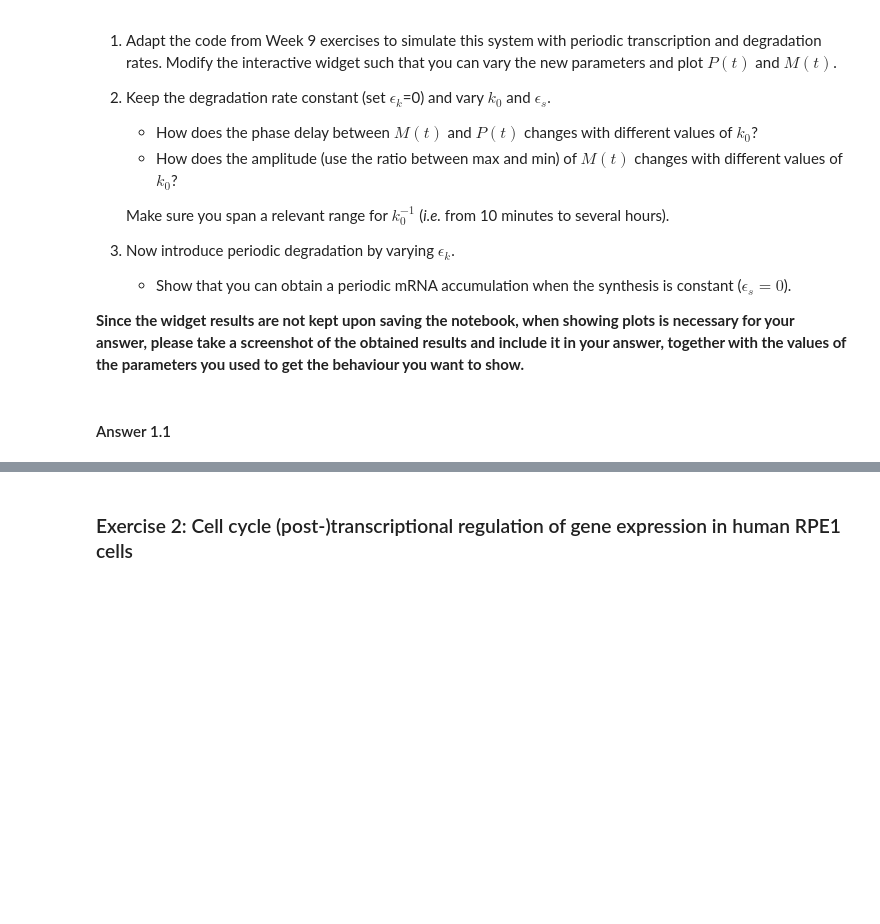
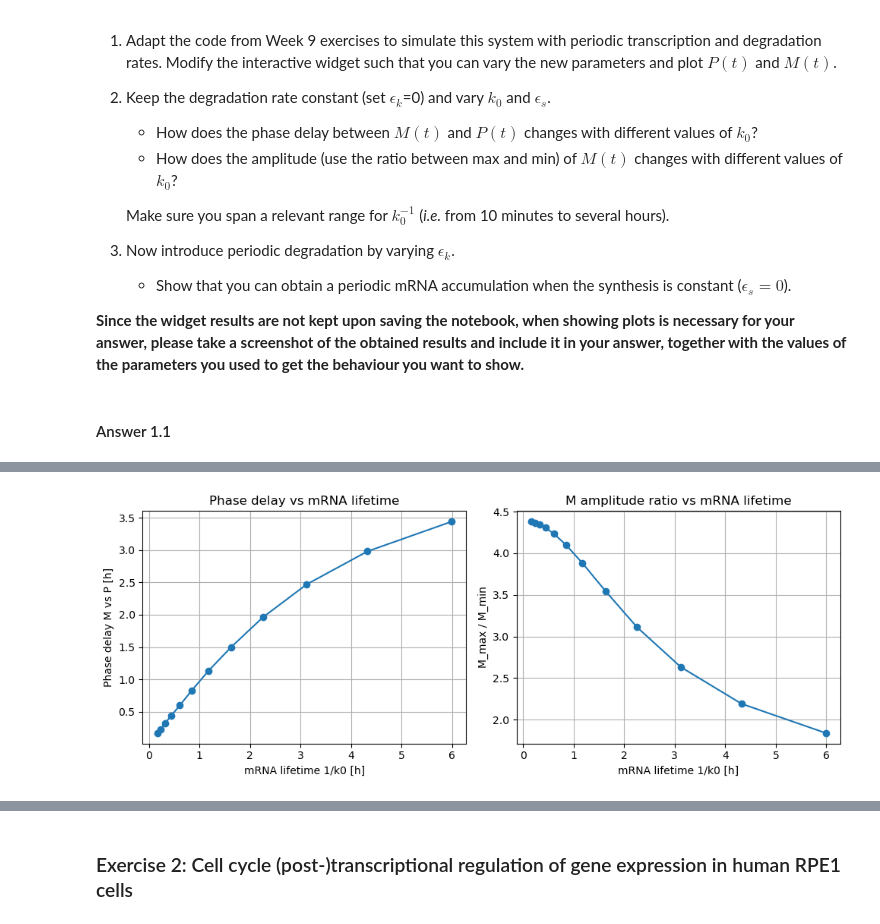
Before and after one commit to AlexiaGiroud/GenomeToFunction-exo3-G22, a Jupyter notebook: Exercise_Week10_11_B_Exercises.ipynb, the cells around one changed output, grey strips where cells are left out. Cells and saved outputs as stored; diff of their text form; code cells hidden in the pictures; blank space fills up the shorter version.

```diff
--- a/Exercise_Week10_11_B_Exercises.ipynb
+++ b/Exercise_Week10_11_B_Exercises.ipynb
@@ -206 +208,84 @@ interact(
+# %%
+# eps_k = 0
+
+T = 20.0
+
+# Range of k0 values (in h^-1) corresponding to lifetimes from ~10 min to several hours
+k0_values = np.logspace(np.log10(0.167), np.log10(6.0), 12)
+
+phase_delays = []
+amp_ratios = []
+
+# Fixed parameters (for an isolation effect of k0)
+s0 = 5.0
+eps_s = 0.8
+eps_k = 0.0
+rho = 0.4
+t_k = 0.0
+
+# Time for simulation
+t_end = 200.0
+n_points = 20001
+time = np.linspace(0, t_end, n_points)
+y0 = [0.0, 0.0]
+
+for k0 in k0_values:
+    sol = odeint(
+        periodic_transcription_splicing_ode,
+        y0,
+        time,
+        args=(s0, eps_s, k0, eps_k, rho, t_k)
+    )
+
+    P = sol[:, 0]
+    M = sol[:, 1]
+
+    # Take only the last cell cycle to avoid transients
+    t_start_last = t_end - T
+    mask = time >= t_start_last
+    t_seg = time[mask]
+    P_seg = P[mask]
+    M_seg = M[mask]
+
+    # Phase delay: difference between peak times of P and M in the last cycle
+    iP_max = np.argmax(P_seg)
+    iM_max = np.argmax(M_seg)
+    tP_max = t_seg[iP_max]
+    tM_max = t_seg[iM_max]
+    delay = (tM_max - tP_max) % T
+
+    # Amplitude ratio for M: max(M) / min(M) in the last cycle
+    M_max = np.max(M_seg)
+    M_min = np.min(M_seg)
+    amp_ratio = M_max / M_min
+
+    phase_delays.append(delay)
+    amp_ratios.append(amp_ratio)
+
+phase_delays = np.array(phase_delays)
+amp_ratios = np.array(amp_ratios)
+
+
+lifetimes = 1.0 / k0_values
+
+plt.figure(figsize=(10, 4))
+
+plt.subplot(1, 2, 1)
+plt.plot(lifetimes, phase_delays, marker='o')
+plt.xlabel("mRNA lifetime 1/k0 [h]")
+plt.ylabel("Phase delay M vs P [h]")
+plt.title("Phase delay vs mRNA lifetime")
+plt.grid(True)
+
+plt.subplot(1, 2, 2)
+plt.plot(lifetimes, amp_ratios, marker='o')
+plt.xlabel("mRNA lifetime 1/k0 [h]")
+plt.ylabel("M_max / M_min")
+plt.title("M amplitude ratio vs mRNA lifetime")
+plt.grid(True)
+
+plt.tight_layout()
+plt.show()
+# %% [output]
+[figure, added]
 # %% [markdown]
```
Also changed, not shown: parts of 31 cells of this notebook.
